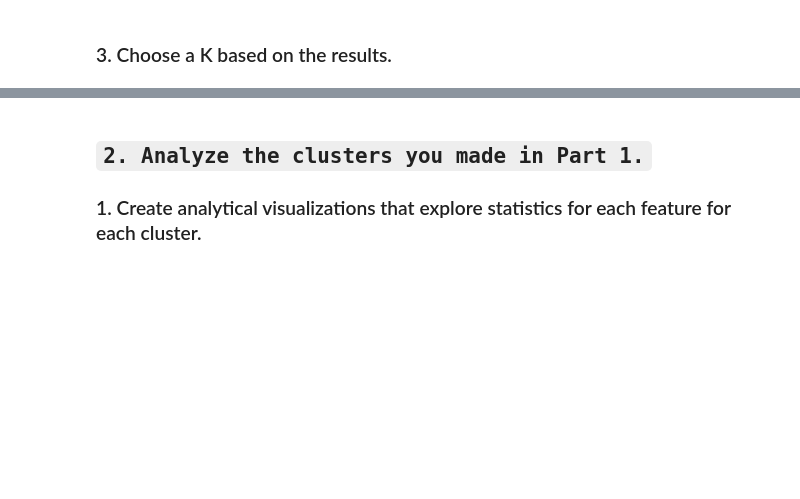
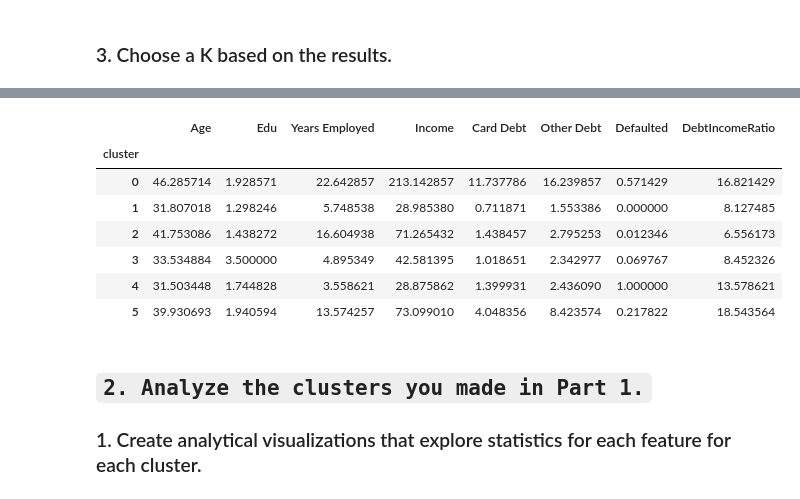
Before and after one commit to VALDE021/Core-KMeans-Clustering-EricNV, a Jupyter notebook: Core KMeans Clustering - EricNV.ipynb, the cells around one changed output, grey strips where cells are left out. Saved outputs shown, nothing was run; the diff lists cells and outputs as text; code cells hidden in the pictures; blank space fills up the shorter version.

```diff
--- a/Core KMeans Clustering - EricNV.ipynb
+++ b/Core KMeans Clustering - EricNV.ipynb
@@ -197,3 +272,16 @@ df.head()
+# %%
+cluster_groups = df.groupby('cluster')
+cluster_mean_df = cluster_groups.mean()
+cluster_mean_df
+# %% [output]
+|  | Age | Edu | Years Employed | Income | Card Debt | Other Debt | Defaulted | DebtIncomeRatio |
+| cluster |  |  |  |  |  |  |  |  |
+| 0 | 46.285714 | 1.928571 | 22.642857 | 213.142857 | 11.737786 | 16.239857 | 0.571429 | 16.821429 |
+| 1 | 31.807018 | 1.298246 | 5.748538 | 28.985380 | 0.711871 | 1.553386 | 0.000000 | 8.127485 |
+| 2 | 41.753086 | 1.438272 | 16.604938 | 71.265432 | 1.438457 | 2.795253 | 0.012346 | 6.556173 |
+| 3 | 33.534884 | 3.500000 | 4.895349 | 42.581395 | 1.018651 | 2.342977 | 0.069767 | 8.452326 |
+| 4 | 31.503448 | 1.744828 | 3.558621 | 28.875862 | 1.399931 | 2.436090 | 1.000000 | 13.578621 |
+| 5 | 39.930693 | 1.940594 | 13.574257 | 73.099010 | 4.048356 | 8.423574 | 0.217822 | 18.543564 |
 # %% [markdown]
 ## `2. Analyze the clusters you made in Part 1.`
 ### 1. Create analytical visualizations that explore statistics for each feature for each cluster.
```
Also changed, not shown: parts of 17 cells of this notebook.
